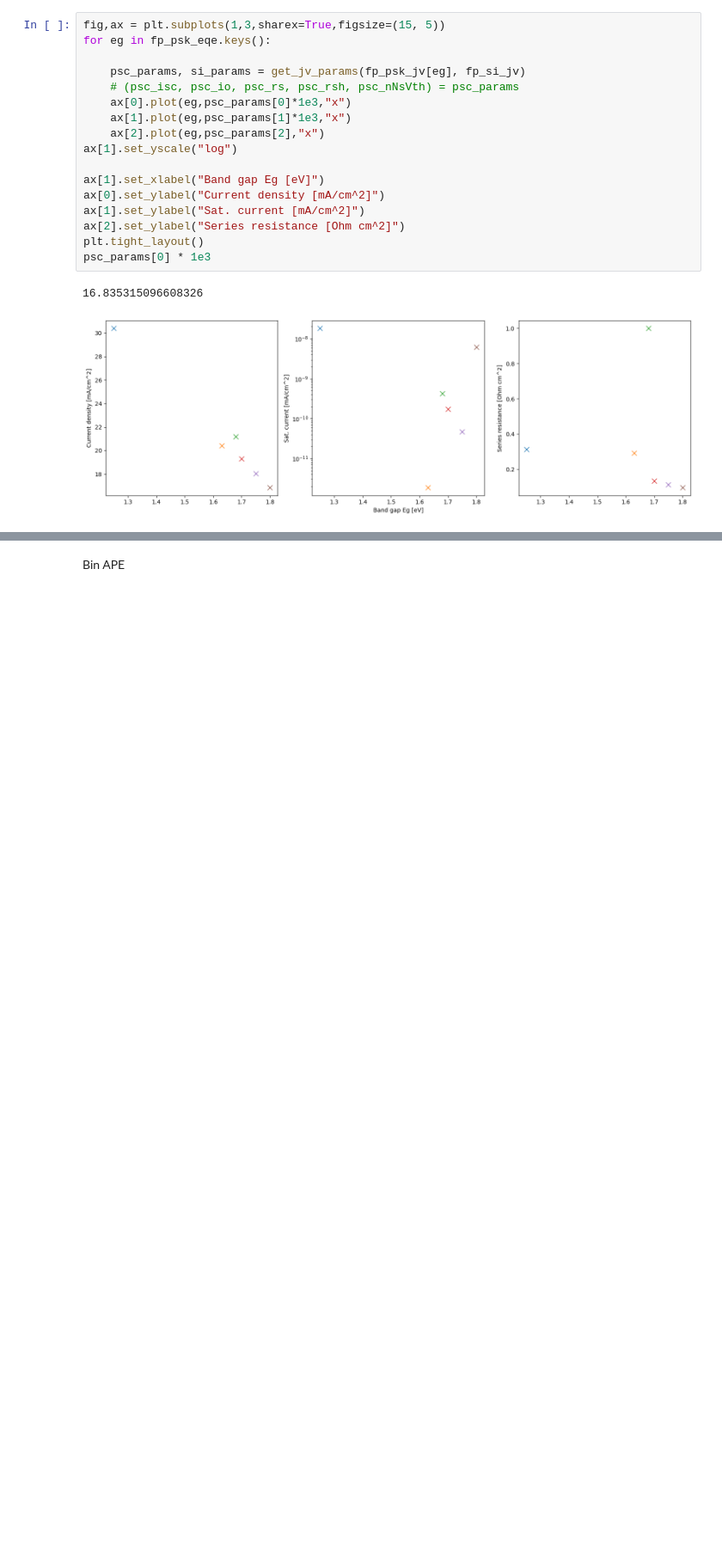
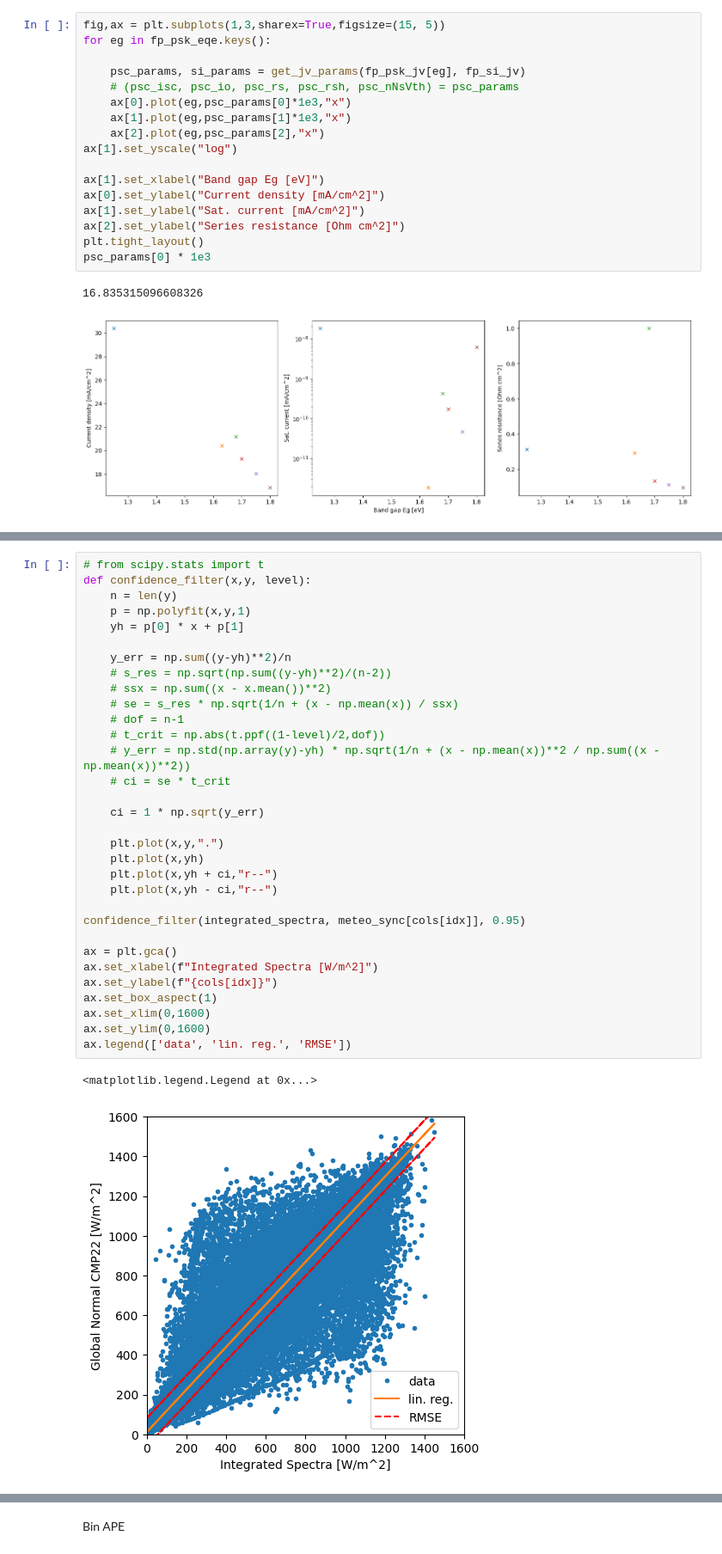
Before and after one commit to roberthilleck/PVcircuit, a Jupyter notebook: notebooks/EY_Psk-Si-tandem-APEbinning.ipynb, the cells around one changed output, grey strips where cells are left out. Shown at 86% size. Drawn from its saved outputs; the diff is of its cells as text; blank space fills up the shorter version.

```diff
--- a/notebooks/EY_Psk-Si-tandem-APEbinning.ipynb
+++ b/notebooks/EY_Psk-Si-tandem-APEbinning.ipynb
@@ -927,0 +745,35 @@ leg
+# %%
+# from scipy.stats import t
+def confidence_filter(x,y, level):
+    n = len(y)
+    p = np.polyfit(x,y,1)
+    yh = p[0] * x + p[1]
+
+    y_err = np.sum((y-yh)**2)/n
+    # s_res = np.sqrt(np.sum((y-yh)**2)/(n-2))
+    # ssx = np.sum((x - x.mean())**2)
+    # se = s_res * np.sqrt(1/n + (x - np.mean(x)) / ssx)
+    # dof = n-1
+    # t_crit = np.abs(t.ppf((1-level)/2,dof))
+    # y_err = np.std(np.array(y)-yh) * np.sqrt(1/n + (x - np.mean(x))**2 / np.sum((x - np.mean(x))**2))
+    # ci = se * t_crit
+
+    ci = 1 * np.sqrt(y_err)
+
+    plt.plot(x,y,".")
+    plt.plot(x,yh)
+    plt.plot(x,yh + ci,"r--")
+    plt.plot(x,yh - ci,"r--")
+
+confidence_filter(integrated_spectra, meteo_sync[cols[idx]], 0.95)
+
+ax = plt.gca()
+ax.set_xlabel(f"Integrated Spectra [W/m^2]")
+ax.set_ylabel(f"{cols[idx]}")
+ax.set_box_aspect(1)
+ax.set_xlim(0,1600)
+ax.set_ylim(0,1600)
+ax.legend(['data', 'lin. reg.', 'RMSE'])
+# %% [output]
+<matplotlib.legend.Legend at 0x...>
+[figure, added]
```
Also changed, not shown: parts of 94 cells of this notebook.
